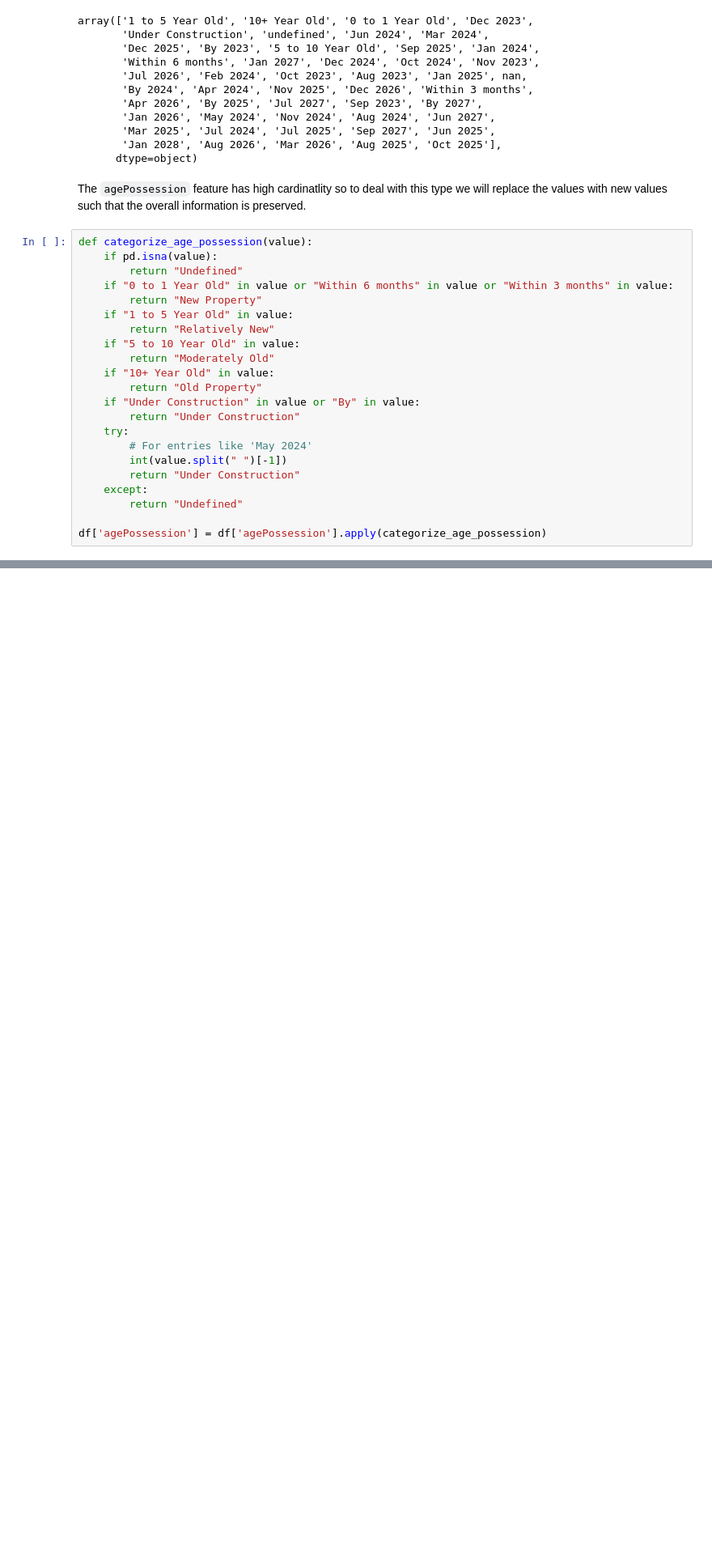
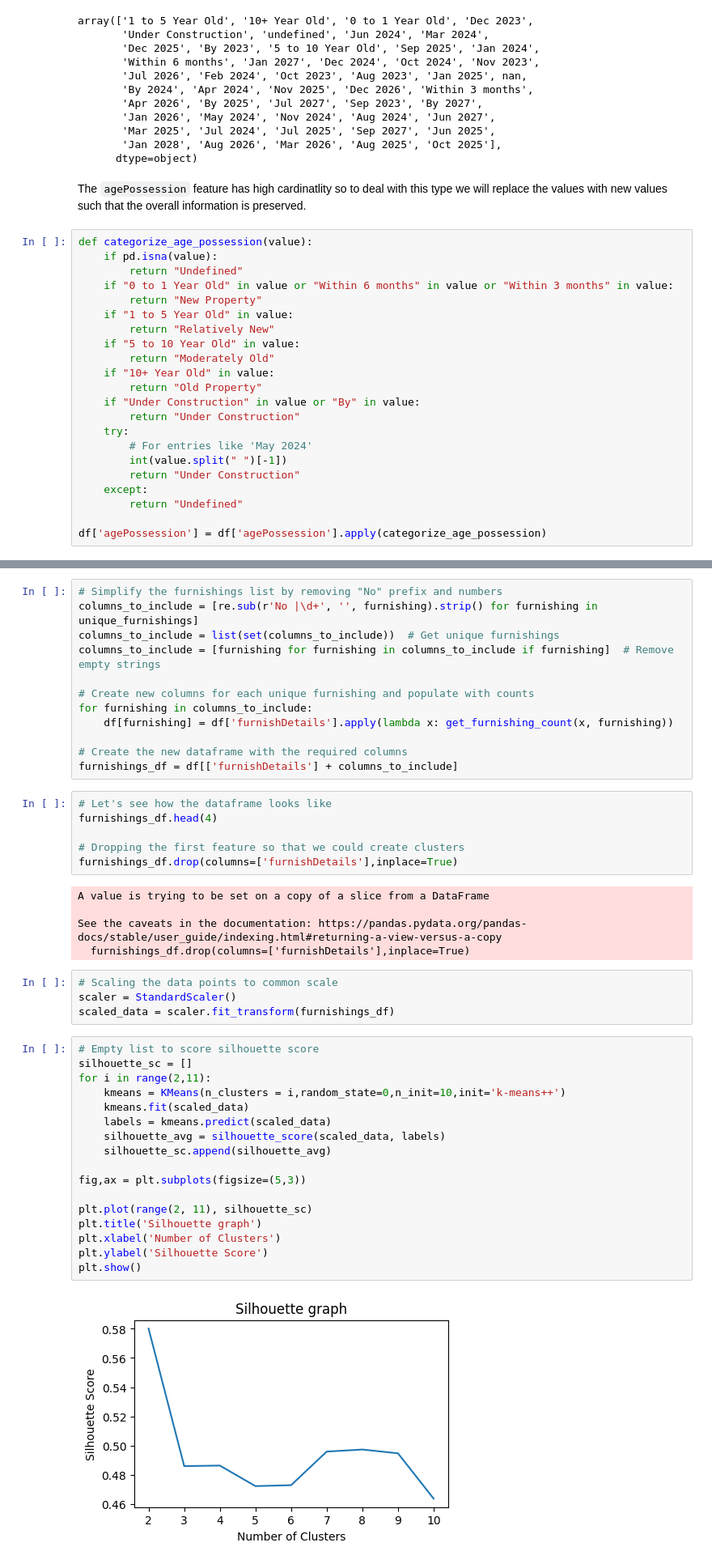
Before and after one commit to yuvraaj2002/AI_Projects, a Jupyter notebook: Find_Home.AI/Notebook_And_Dataset/Merge_Clean_Gurgaon.ipynb, the cells around one changed output, grey strips where cells are left out. Shown at 81% size. Drawn from its saved outputs; the diff is of its cells as text; blank space fills up the shorter version.

Commit message:
Created a new feature by using KMeans+ clustering algorithm

```diff
--- a/Find_Home.AI/Notebook_And_Dataset/Merge_Clean_Gurgaon.ipynb
+++ b/Find_Home.AI/Notebook_And_Dataset/Merge_Clean_Gurgaon.ipynb
@@ -359,0 +385,46 @@ df['agePossession'] = df['agePossession'].apply(categorize_age_possession)
+# %%
+# Simplify the furnishings list by removing "No" prefix and numbers
+columns_to_include = [re.sub(r'No |\d+', '', furnishing).strip() for furnishing in unique_furnishings]
+columns_to_include = list(set(columns_to_include))  # Get unique furnishings
+columns_to_include = [furnishing for furnishing in columns_to_include if furnishing]  # Remove empty strings
+
+# Create new columns for each unique furnishing and populate with counts
+for furnishing in columns_to_include:
+    df[furnishing] = df['furnishDetails'].apply(lambda x: get_furnishing_count(x, furnishing))
+
+# Create the new dataframe with the required columns
+furnishings_df = df[['furnishDetails'] + columns_to_include]
+# %%
+# Let's see how the dataframe looks like
+furnishings_df.head(4)
+
+# Dropping the first feature so that we could create clusters
+furnishings_df.drop(columns=['furnishDetails'],inplace=True)
+# %% [output]
+A value is trying to be set on a copy of a slice from a DataFrame
+
+See the caveats in the documentation: https://pandas.pydata.org/pandas-docs/stable/user_guide/indexing.html#returning-a-view-versus-a-copy
+  furnishings_df.drop(columns=['furnishDetails'],inplace=True)
+# %%
+# Scaling the data points to common scale
+scaler = StandardScaler()
+scaled_data = scaler.fit_transform(furnishings_df)
+# %%
+# Empty list to score silhouette score
+silhouette_sc = []
+for i in range(2,11):
+    kmeans = KMeans(n_clusters = i,random_state=0,n_init=10,init='k-means++')
+    kmeans.fit(scaled_data)
+    labels = kmeans.predict(scaled_data)
+    silhouette_avg = silhouette_score(scaled_data, labels)
+    silhouette_sc.append(silhouette_avg)
+
+fig,ax = plt.subplots(figsize=(5,3))
+
+plt.plot(range(2, 11), silhouette_sc)
+plt.title('Silhouette graph')
+plt.xlabel('Number of Clusters')
+plt.ylabel('Silhouette Score')
+plt.show()
+# %% [output]
+[figure, added]
```
Also changed, not shown: parts of 7 cells of this notebook.
